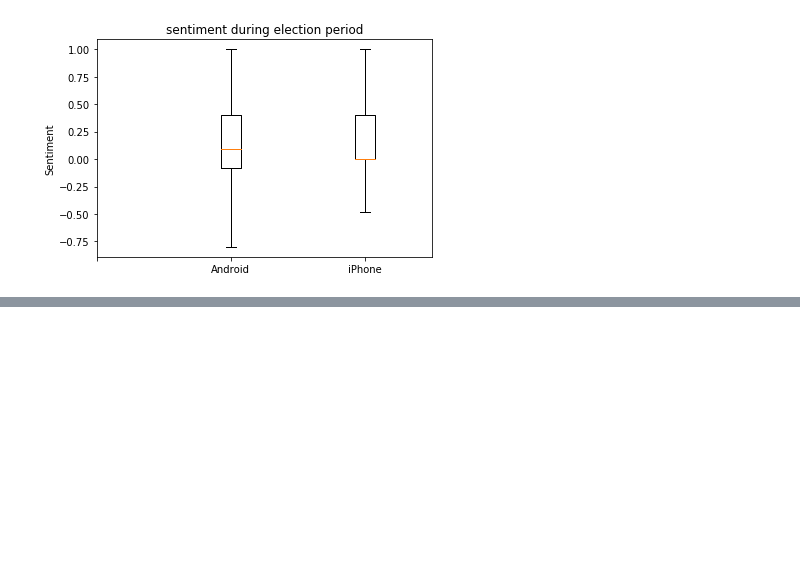
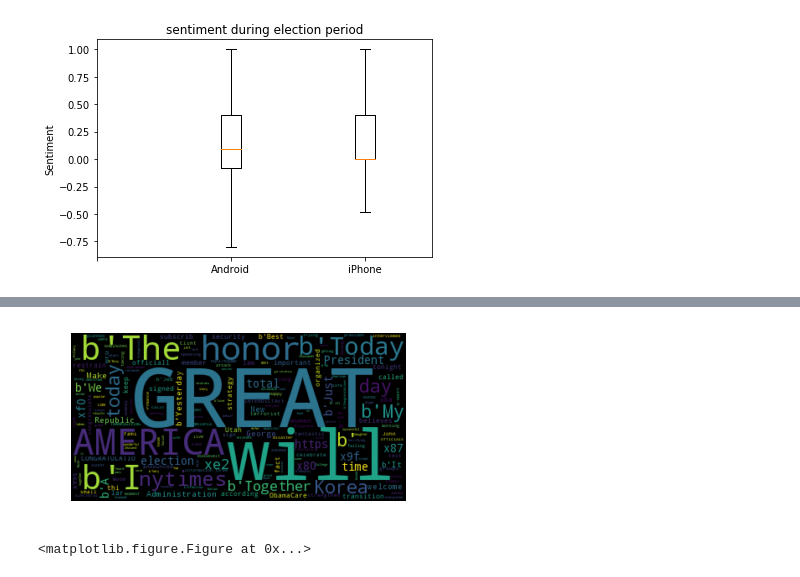
Before and after one commit to acefoxy/Project, a Jupyter notebook: Tweet_trump.ipynb, the cells around one changed output, grey strips where cells are left out. Drawn from its saved outputs; the diff is of its cells as text; code cells hidden in the pictures; blank space fills up the shorter version.

```diff
--- a/Tweet_trump.ipynb
+++ b/Tweet_trump.ipynb
@@ -219,0 +265,16 @@ print(iphone)
+# %%
+from wordcloud import WordCloud
+wordcloud = WordCloud().generate(str(tweets_android.text))
+
+# Display the generated image:
+# the matplotlib way:
+import matplotlib.pyplot as plt
+plt.imshow(wordcloud, interpolation='bilinear')
+plt.axis("off")
+
+# lower max_font_size
+plt.figure()
+plt.show()
+# %% [output]
+[figure, added]
+<matplotlib.figure.Figure at 0x...>
```
Also changed, not shown: parts of 6 cells of this notebook.
